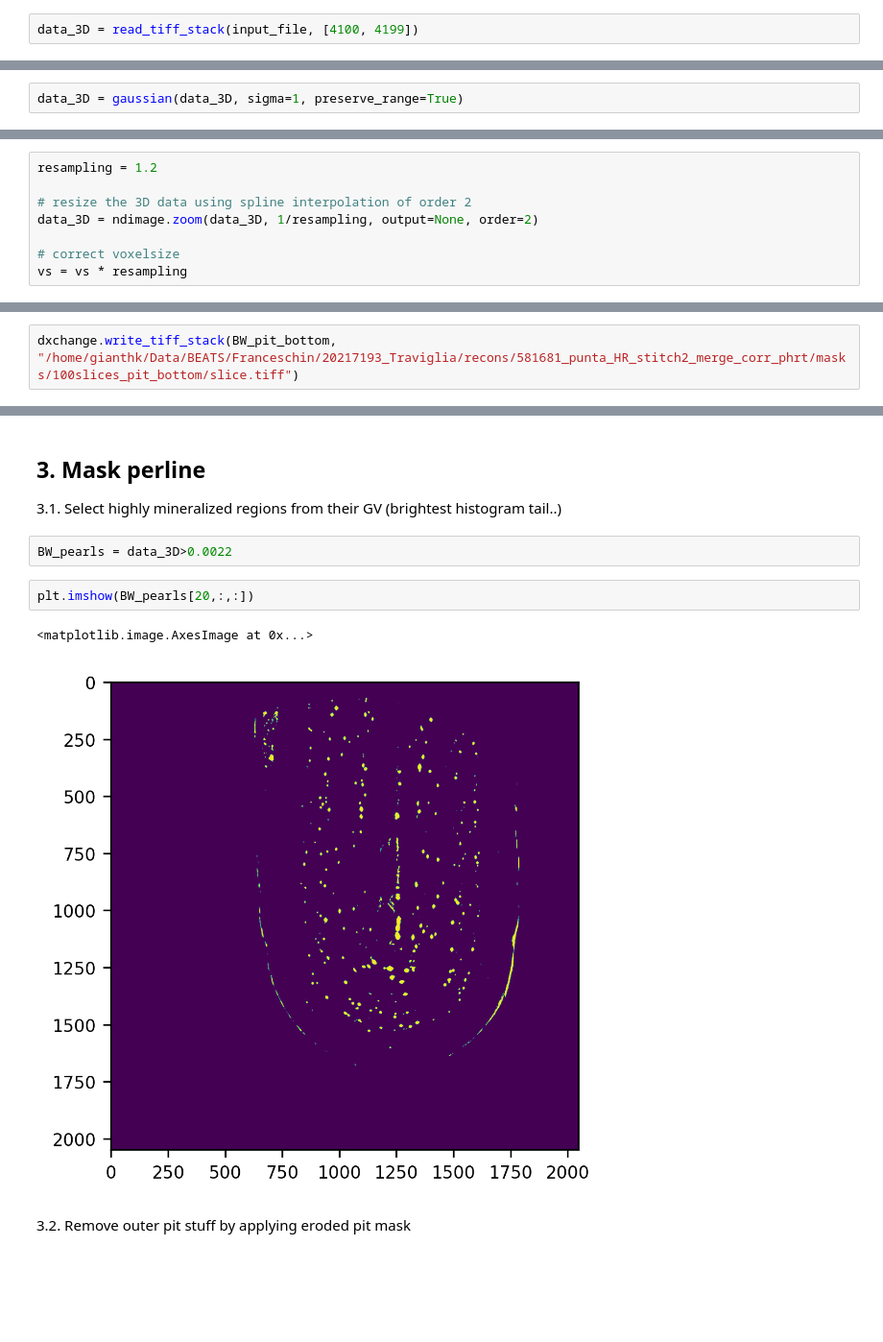
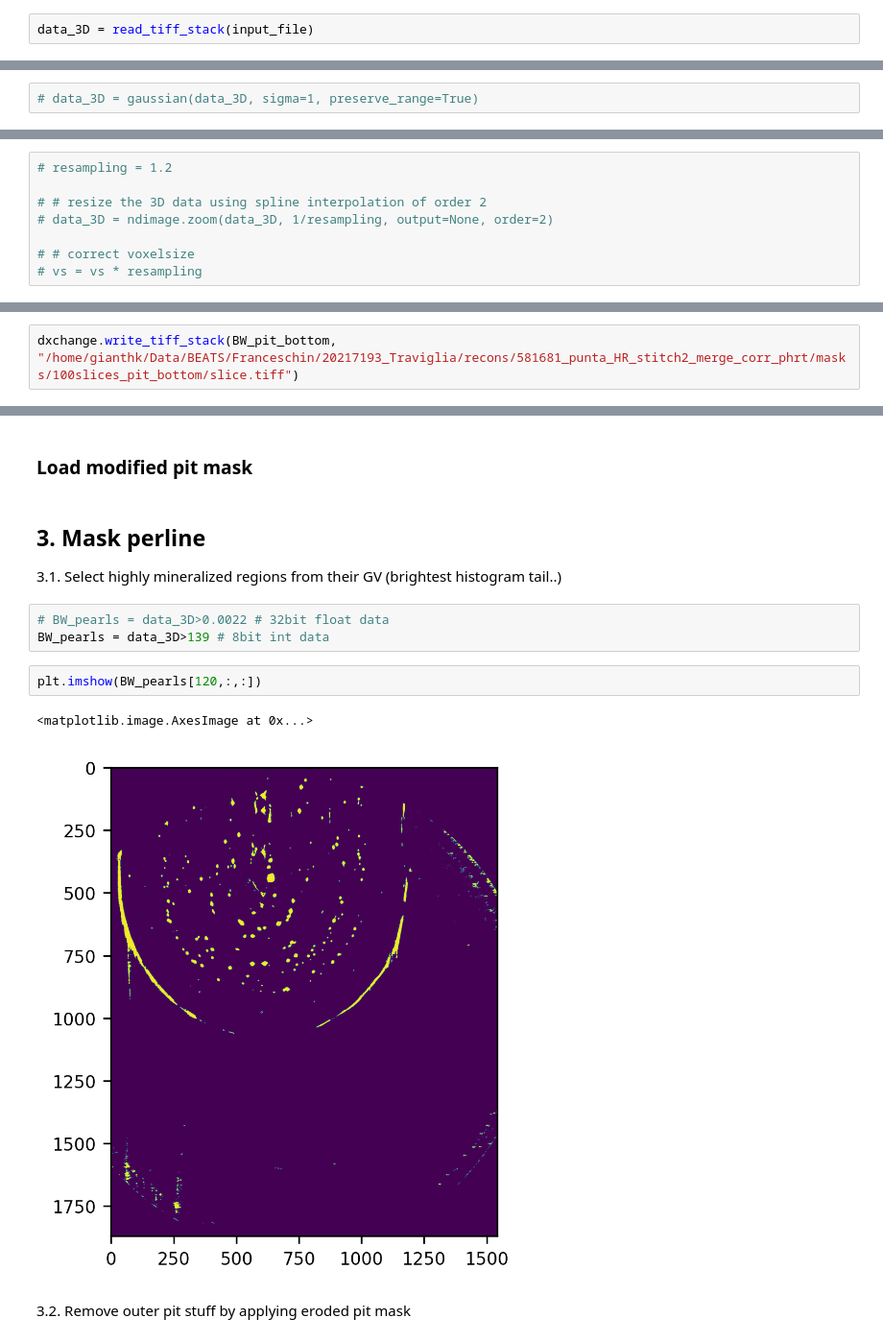
Before and after one commit to gianthk/CERIC-Franceschin, a Jupyter notebook: notebooks/perline.ipynb, the cells around one changed output, grey strips where cells are left out. Shown at 96% size. Cells and saved outputs as stored; diff of their text form; blank space fills up the shorter version.

```diff
--- a/notebooks/perline.ipynb
+++ b/notebooks/perline.ipynb
@@ -55,5 +68,5 @@ input_file = '/home/gianthk/Data/BEATS/Franceschin/20217193_Traviglia/recons/581
 # %%
-data_3D = read_tiff_stack(input_file, [4100, 4199])
+data_3D = read_tiff_stack(input_file)
 # %% [markdown]
 Voxelsize:
 # %%
@@ -68,15 +81,15 @@ plt.imshow(data_3D[20,:,:])
 ## 1. Pre-processing
 ### 1.1. Gaussian smooth (don't)
 # %%
-data_3D = gaussian(data_3D, sigma=1, preserve_range=True)
+# data_3D = gaussian(data_3D, sigma=1, preserve_range=True)
 # %% [markdown]
 ### 1.2. Resize (don't)
 # %%
-resampling = 1.2
+# resampling = 1.2
 
-# resize the 3D data using spline interpolation of order 2
-data_3D = ndimage.zoom(data_3D, 1/resampling, output=None, order=2)
+# # resize the 3D data using spline interpolation of order 2
+# data_3D = ndimage.zoom(data_3D, 1/resampling, output=None, order=2)
 
-# correct voxelsize
-vs = vs * resampling
+# # correct voxelsize
+# vs = vs * resampling
 # %%
@@ -198,13 +251,16 @@ dxchange.write_tiff_stack(BW_pit_bottom, "/home/gianthk/Data/BEATS/Franceschin/2
+# %% [markdown]
+### Load modified pit mask
 # %% [markdown]
 ## 3. Mask perline
 3.1. Select highly mineralized regions from their GV (brightest histogram tail..)
-# %%
-BW_pearls = data_3D>0.0022
+# %%
+# BW_pearls = data_3D>0.0022 # 32bit float data
+BW_pearls = data_3D>139 # 8bit int data
 # %%
-plt.imshow(BW_pearls[20,:,:])
+plt.imshow(BW_pearls[120,:,:])
 # %% [output]
 <matplotlib.image.AxesImage at 0x...>
-[figure, old version]
+[figure, new version]
 # %% [markdown]
 3.2. Remove outer pit stuff by applying eroded pit mask
 # %%
```
Also changed, not shown: parts of 39 cells of this notebook, 2 other files.
